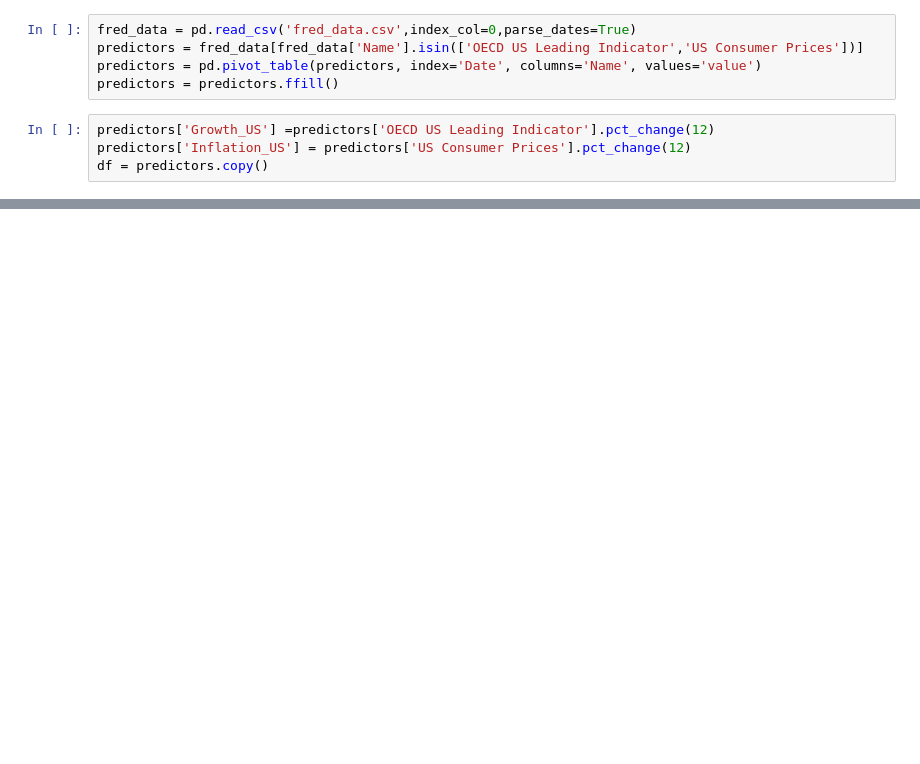
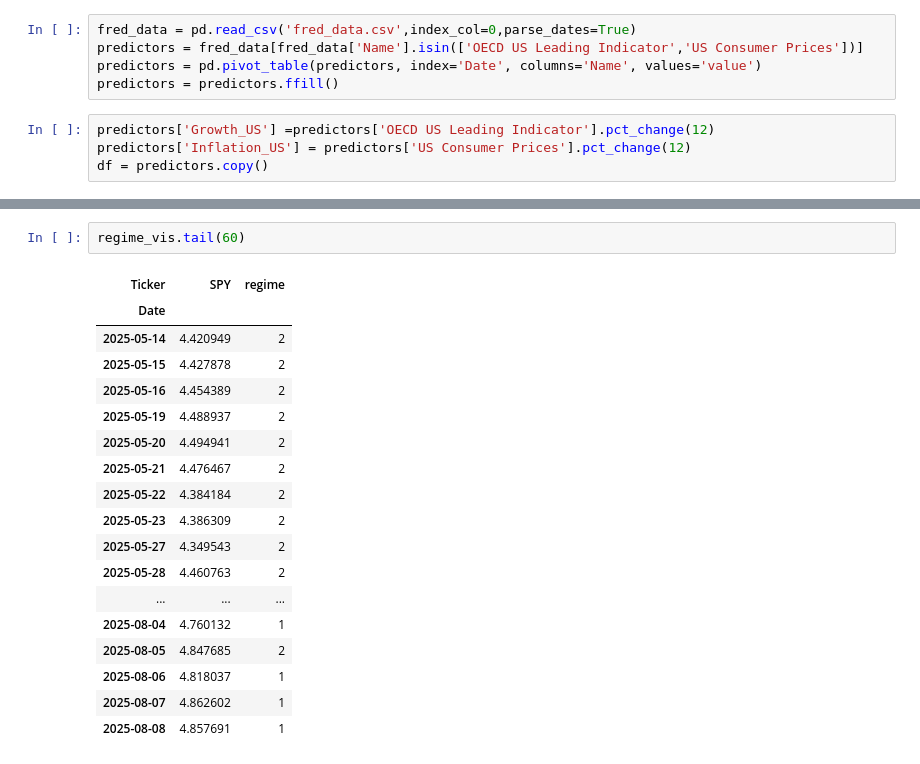
Before and after one commit to kmavyrle/investments-app, a Jupyter notebook: research.ipynb, the cells around one changed output, grey strips where cells are left out. Cells and saved outputs as stored; diff of their text form; blank space fills up the shorter version.

```diff
--- a/research.ipynb
+++ b/research.ipynb
@@ -480,0 +508,21 @@ df['Regime'].plot()
+# %%
+regime_vis.tail(60)
+# %% [output]
+| Ticker | SPY | regime |
+| Date |  |  |
+| 2025-05-14 | 4.420949 | 2 |
+| 2025-05-15 | 4.427878 | 2 |
+| 2025-05-16 | 4.454389 | 2 |
+| 2025-05-19 | 4.488937 | 2 |
+| 2025-05-20 | 4.494941 | 2 |
+| 2025-05-21 | 4.476467 | 2 |
+| 2025-05-22 | 4.384184 | 2 |
+| 2025-05-23 | 4.386309 | 2 |
+| 2025-05-27 | 4.349543 | 2 |
+| 2025-05-28 | 4.460763 | 2 |
+| ... | ... | ... |
+| 2025-08-04 | 4.760132 | 1 |
+| 2025-08-05 | 4.847685 | 2 |
+| 2025-08-06 | 4.818037 | 1 |
+| 2025-08-07 | 4.862602 | 1 |
+| 2025-08-08 | 4.857691 | 1 |
```
Also changed, not shown: parts of 13 cells of this notebook, 1 other file.
